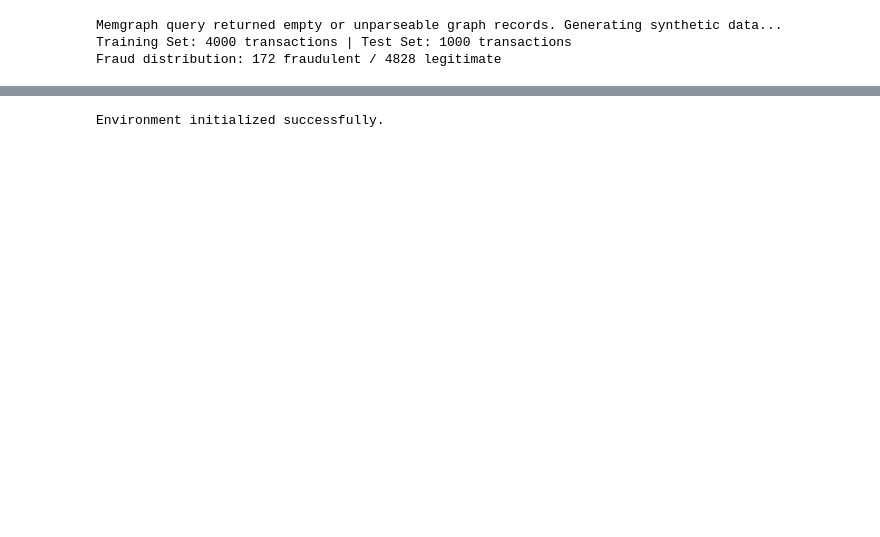
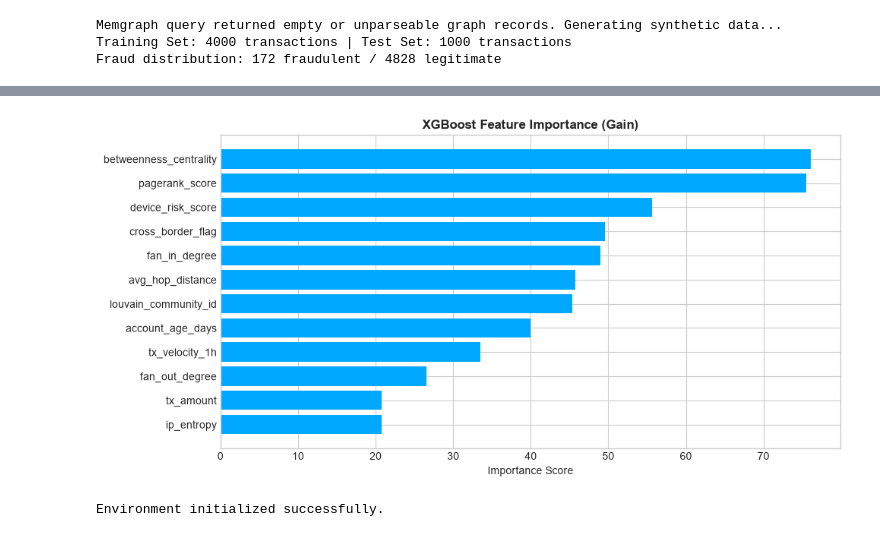
Before and after one commit to chopradisha86-source/FraudNet-Zero, a Jupyter notebook: benchmarks/anomaly_detection_metrics.ipynb, the cells around one changed output, grey strips where cells are left out. Cells and saved outputs as stored; diff of their text form; code cells hidden in the pictures; blank space fills up the shorter version.

```diff
--- a/benchmarks/anomaly_detection_metrics.ipynb
+++ b/benchmarks/anomaly_detection_metrics.ipynb
@@ -72,3 +144,19 @@ Fraud distribution: 172 fraudulent / 4828 legitimate
+# %%
+import matplotlib.pyplot as plt
+import pandas as pd
+
+# Extract feature importance by Gain directly from XGBoost
+importance = model.get_booster().get_score(importance_type='gain')
+df_imp = pd.DataFrame(list(importance.items()), columns=['feature', 'importance']).sort_values('importance', ascending=True)
+
+plt.figure(figsize=(10, 5))
+plt.barh(df_imp['feature'], df_imp['importance'], color='#00a8ff')
+plt.title('XGBoost Feature Importance (Gain)', fontsize=12, fontweight='bold')
+plt.xlabel('Importance Score')
+plt.tight_layout()
+plt.show()
+# %% [output]
+[figure, added]
 # %%
 import numpy as np
 import pandas as pd
```
Also changed, not shown: parts of 2 cells of this notebook.
